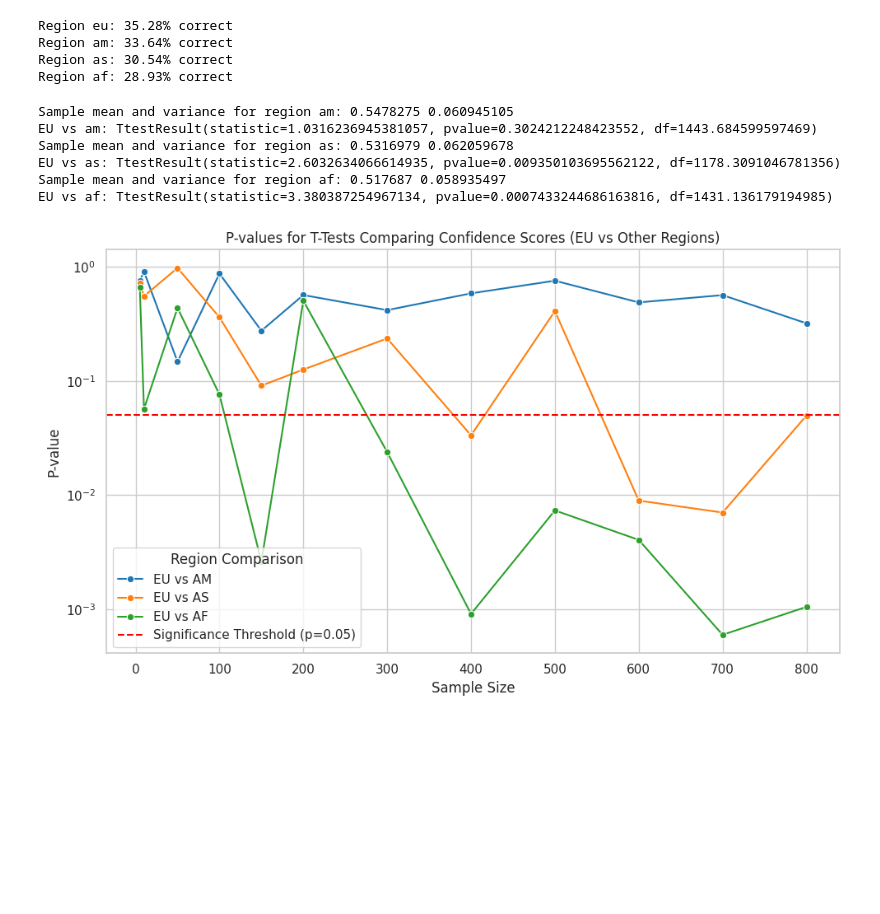
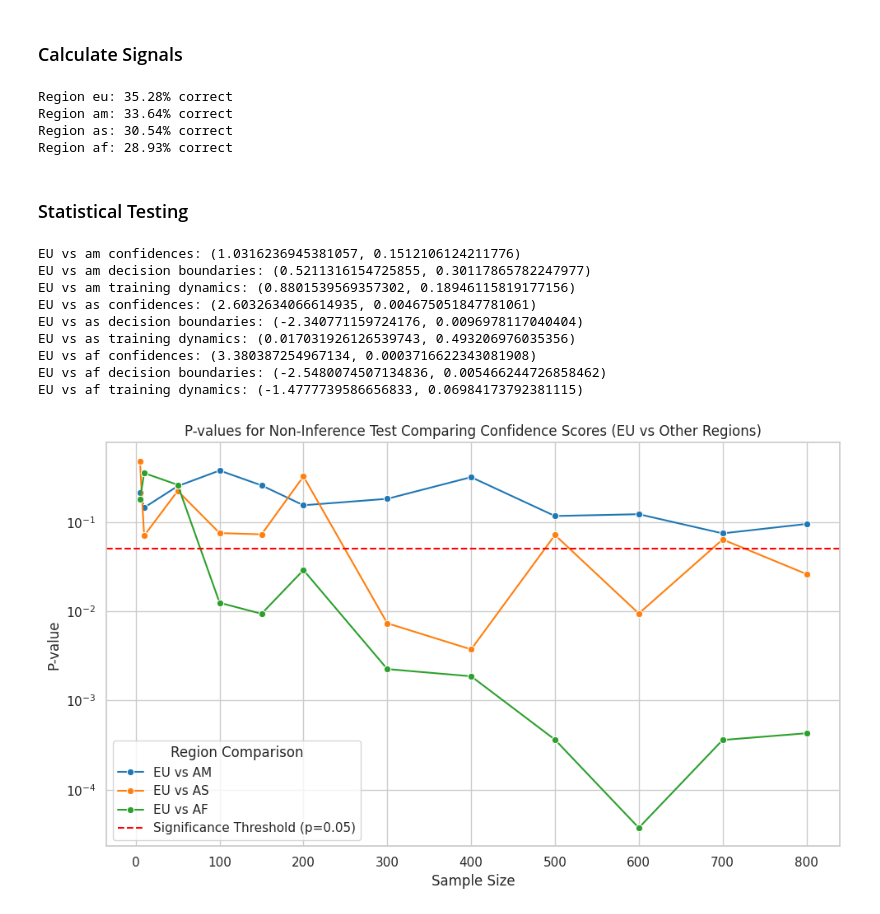
Before and after one commit to cleverhans-lab/suitability, a Jupyter notebook: suitability_filter_e2e.ipynb, the cells around one changed output. Cells and saved outputs as stored; diff of their text form; code cells hidden in the pictures; blank space fills up the shorter version.

```diff
--- a/suitability_filter_e2e.ipynb
+++ b/suitability_filter_e2e.ipynb
@@ -16,4 +16,6 @@ from suitability.filter.tests import non_inferiority_test
 
 random.seed(32)
 np.random.seed(32)
+# %% [markdown]
+### Calculate Signals
 # %%
@@ -41,35 +72,42 @@ Region eu: 35.28% correct
 Region am: 33.64% correct
 Region as: 30.54% correct
 Region af: 28.93% correct
+# %% [markdown]
+### Statistical Testing
 # %%
+test_fn = non_inferiority_test
+
 for region in ['am', 'as', 'af']:
-    print(f'Sample mean and variance for region {region}:', np.mean(confidences[region]), np.var(confidences[region]))
-    print(f'EU vs {region}:', stats.ttest_ind(confidences['eu'], confidences[region], equal_var=False))
+    print(f'EU vs {region} confidences:', test_fn(confidences['eu'], confidences[region]))
+    print(f'EU vs {region} decision boundaries:', test_fn(decision_boundaries['eu'], decision_boundaries[region]))
+    print(f'EU vs {region} training dynamics:', test_fn(training_dynamics['eu'], training_dynamics[region]))
 # %% [output]
-Sample mean and variance for region am: 0.5478275 0.060945105
-EU vs am: TtestResult(statistic=1.0316236945381057, pvalue=0.3024212248423552, df=1443.684599597469)
-Sample mean and variance for region as: 0.5316979 0.062059678
-EU vs as: TtestResult(statistic=2.6032634066614935, pvalue=0.009350103695562122, df=1178.3091046781356)
-Sample mean and variance for region af: 0.517687 0.058935497
-EU vs af: TtestResult(statistic=3.380387254967134, pvalue=0.0007433244686163816, df=1431.136179194985)
+EU vs am confidences: (1.0316236945381057, 0.1512106124211776)
+EU vs am decision boundaries: (0.5211316154725855, 0.30117865782247977)
+EU vs am training dynamics: (0.8801539569357302, 0.18946115819177156)
+EU vs as confidences: (2.6032634066614935, 0.004675051847781061)
+EU vs as decision boundaries: (-2.340771159724176, 0.0096978117040404)
+EU vs as training dynamics: (0.017031926126539743, 0.493206976035356)
+EU vs af confidences: (3.380387254967134, 0.0003716622343081908)
+EU vs af decision boundaries: (-2.5480074507134836, 0.005466244726858462)
+EU vs af training dynamics: (-1.4777739586656833, 0.06984173792381115)
 # %%
 # Function to perform t-tests and calculate accuracy for different sample sizes
-def run_ttests_for_samples(confidences, correctness, sample_sizes):
+def run_tests_for_samples(signals, correctness, sample_sizes, test_fn):
     results = []
 
     for sample_size in sample_sizes:
         row = {'sample_size': sample_size}
         for region in ['am', 'as', 'af']:
             # Sample from the confidence scores and correctness of the region
-            sampled_indices = random.sample(range(len(confidences[region])), min(sample_size, len(confidences[region])))
-            sampled_confidences = [confidences[region][i] for i in sampled_indices]
+            sampled_indices = random.sample(range(len(signals[region])), min(sample_size, len(signals[region])))
+            sampled_signals = [signals[region][i] for i in sampled_indices]
             sampled_correctness = [correctness[region][i] for i in sampled_indices]
 
             # Perform t-test between EU and the sampled region
-            ttest_result = stats.ttest_ind(confidences['eu'], sampled_confidences, equal_var=False)
-            row[f'p-value eu vs {region}'] = ttest_result.pvalue
-            row[f't-statistic eu vs {region}'] = ttest_result.statistic
-            row[f'df eu vs {region}'] = ttest_result.df
+            t_stat, p_val = test_fn(signals['eu'], sampled_signals, equal_var=False)
+            row[f'p-value eu vs {region}'] = p_val
+            row[f't-statistic eu vs {region}'] = t_stat
 
             # Calculate accuracy of the sampled region
             sampled_accuracy = np.mean(sampled_correctness) * 100  # Accuracy in percentage
@@ -82,42 +120,46 @@ def run_ttests_for_samples(confidences, correctness, sample_sizes):
 # Sample sizes to test
 sample_sizes = [5, 10, 50, 100, 150, 200, 300, 400, 500, 600, 700, 800]
 
-# Assuming the `confidences` and `correctness` dictionaries already contain the data for each region
-df = run_ttests_for_samples(confidences, correctness, sample_sizes)
+# Assuming the `signals` and `correctness` dictionaries already contain the data for each region
+df_conf = run_tests_for_samples(confidences, correctness, sample_sizes, test_fn)
+df_db = run_tests_for_samples(decision_boundaries, correctness, sample_sizes, test_fn)
 # %%
+df = df_conf
+name = "Confidence"
+
 # Set the style for the plot
-sns.set(style="whitegrid")
+sns.set_theme(style="whitegrid")
 
 # Melt the DataFrame for easier plotting with seaborn
 df_melted = df.melt(id_vars='sample_size', value_vars=['p-value eu vs am', 'p-value eu vs as', 'p-value eu vs af'],
                     var_name='Comparison', value_name='p-value')
 
 # Rename columns for better readability in the plot
 df_melted['Comparison'] = df_melted['Comparison'].replace({
     'p-value eu vs am': 'EU vs AM',
     'p-value eu vs as': 'EU vs AS',
     'p-value eu vs af': 'EU vs AF'
 })
 
 # Create the plot
 plt.figure(figsize=(10, 6))
 sns.lineplot(data=df_melted, x='sample_size', y='p-value', hue='Comparison', marker='o', palette='tab10')
 
 # Highlight significance threshold (e.g., p < 0.05)
 plt.axhline(y=0.05, color='red', linestyle='--', label='Significance Threshold (p=0.05)')
 
 # Customize the plot
-plt.title('P-values for T-Tests Comparing Confidence Scores (EU vs Other Regions)')
+plt.title(f'P-values for Non-Inference Test Comparing {name} Scores (EU vs Other Regions)')
 plt.xlabel('Sample Size')
 plt.ylabel('P-value')
 plt.yscale('log')  # Optional: Use logarithmic scale for p-values
 plt.legend(title='Region Comparison')
 plt.tight_layout()
 
 # Show the plot
 plt.show()
 # %% [output]
-[figure, old version]
+[figure, new version]
 # %%
 # Prepare the data for plotting
 df_melted = df.melt(id_vars='sample_size',
```
Also changed, not shown: parts of 6 cells of this notebook.
